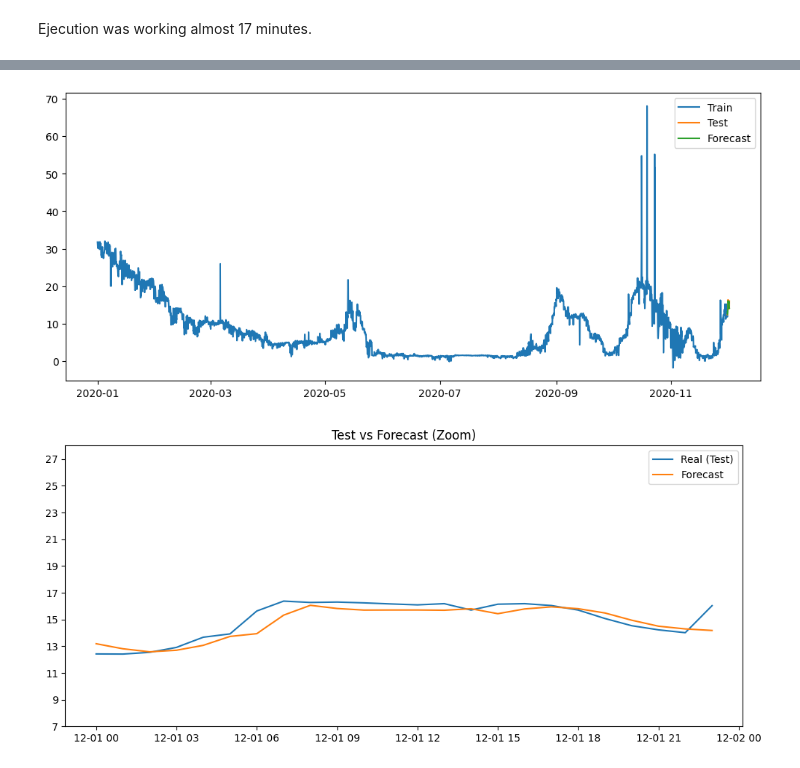
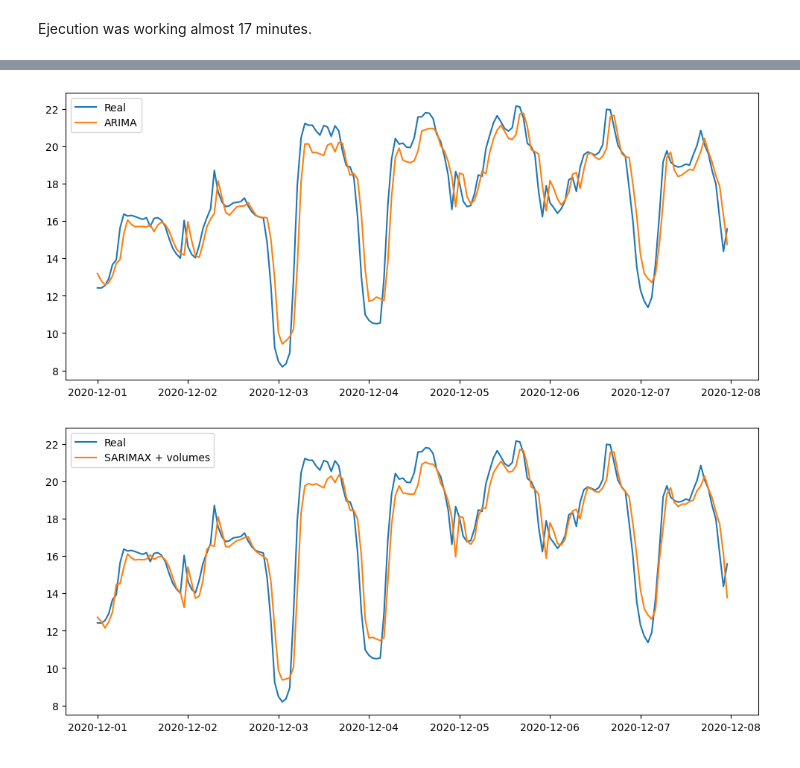
Before and after one commit to huugoox/tfg, a Jupyter notebook: notebooks/04_traditional_models.ipynb, the cells around one changed output, grey strips where cells are left out. Cells and saved outputs as stored; diff of their text form; code cells hidden in the pictures.

Commit message:
Comparision between ARIMA (Univariant) and SARIMAX (multivariant) -> Done

```diff
--- a/notebooks/04_traditional_models.ipynb
+++ b/notebooks/04_traditional_models.ipynb
@@ -48,7 +48,7 @@ df = builder.build_price_dataset(
     add_time_features=False,
     lags=None,
     target_horizon=None,
-    include_volumes=False,
+    include_volumes=True,
     dropna=False
 )
 
@@ -177,20 +126,18 @@ Warnings:
 # %%
-history = list(train)
-predictions = []
+# ============================================================
+# 6. ARIMA ROLLING ONE-STEP FORECAST
+# ============================================================
 
-# Rolling one-step ahead forecast
+arima_history = list(train)
+arima_predictions = []
+
 for t in range(len(test)):
-    model = ARIMA(history, order=(3, 0, 3))
+    model = ARIMA(arima_history, order=(3, 0, 3))
     model_fit = model.fit()
 
     yhat = model_fit.forecast(steps=1)[0]
-    predictions.append(yhat)
+    arima_predictions.append(yhat)
 
-    # Add real observation to history
-    history.append(test.iloc[t])
+    arima_history.append(test.iloc[t])
 
-# # Fast forecast: fit once and forecast the whole test period
-# forecast = model_fit.forecast(steps=len(test))
-
-# pred_series = pd.Series(forecast.values, index=test.index)
-# predictions = pred_series.values
+arima_pred_series = pd.Series(arima_predictions, index=test.index)
@@ -228,25 +218,28 @@ MAE Peaks: 1.052433654576344
 # %%
-# Plot results
-plt.figure(figsize=(12,5))
-plt.plot(train, label="Train")
-plt.plot(test, label="Test")
-plt.plot(test.index, predictions, label="Forecast")
+# ============================================================
+# 9. PLOT COMPARISON
+# ============================================================
+
+plt.figure(figsize=(12, 5))
+
+plt.plot(test.index, test, label="Real")
+plt.plot(test.index, arima_pred_series, label="ARIMA")
 
 plt.legend()
 plt.show()
 # %% [output]
-[figure, old version]
+[figure, new version]
 # %%
-plt.figure(figsize=(12,5))
+# ============================================================
+# 9. PLOT COMPARISON
+# ============================================================
 
-plt.plot(test.index, test, label="Real (Test)")
-plt.plot(test.index, predictions, label="Forecast")
+plt.figure(figsize=(12, 5))
 
-plt.ylim(7, 28)
-plt.yticks(range(7, 29, 2))
+plt.plot(test.index, test, label="Real")
+plt.plot(test.index, sarimax_pred_series, label="SARIMAX + volumes")
 
 plt.legend()
-plt.title("Test vs Forecast (Zoom)")
 plt.show()
 # %% [output]
-[figure, old version]
+[figure, new version]
```
Also changed, not shown: parts of 12 cells of this notebook.
